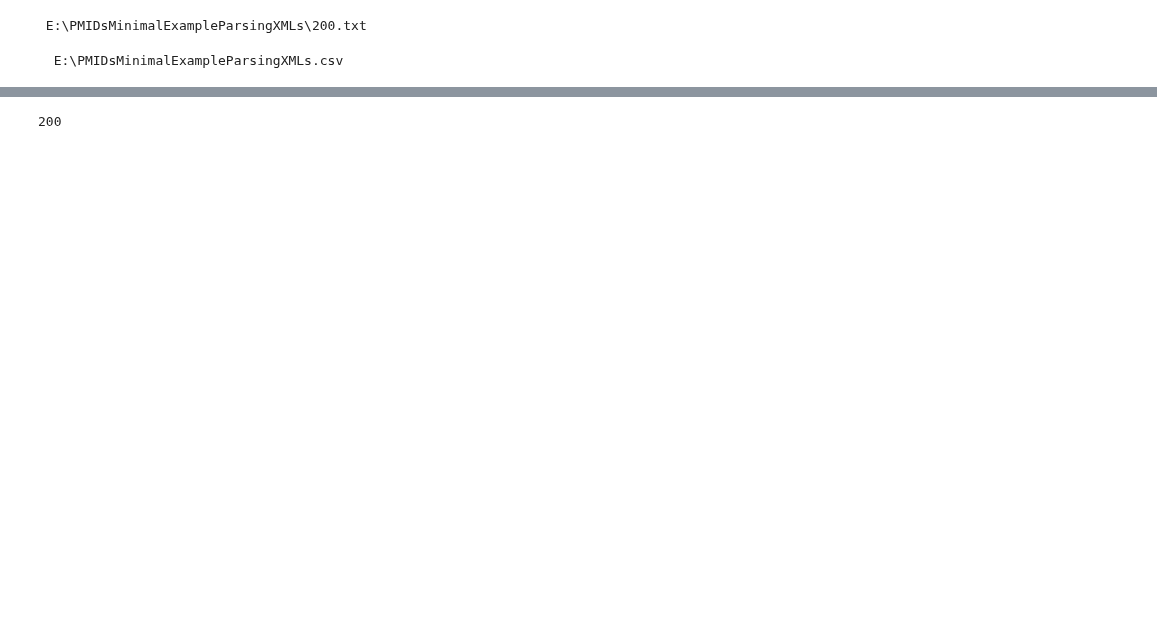
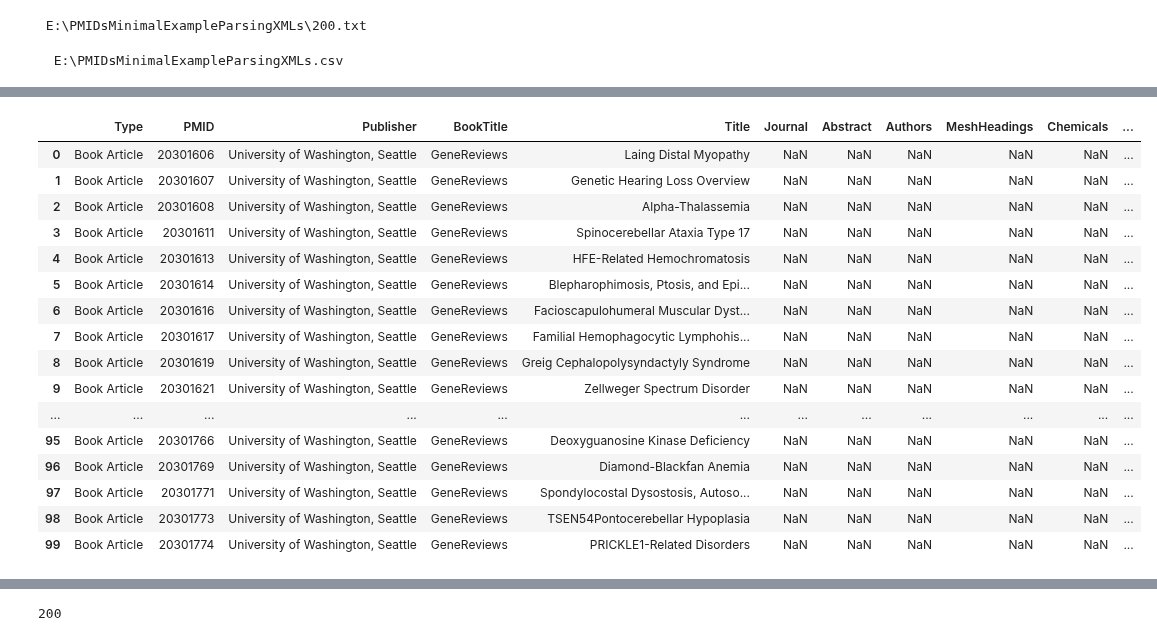
Before and after one commit to svalbuenaa/sci-abstract-graphs, a Jupyter notebook: parsePaperXMLs.ipynb, the cells around one changed output, grey strips where cells are left out. Saved outputs shown, nothing was run; the diff lists cells and outputs as text; code cells hidden in the pictures; blank space fills up the shorter version.

```diff
--- a/parsePaperXMLs.ipynb
+++ b/parsePaperXMLs.ipynb
@@ -104,3 +168,22 @@ for node in root:
     data.append(article_data)
 # %%
 df = pd.DataFrame(data)
+df.head(100)
+# %% [output]
+|  | Type | PMID | Publisher | BookTitle | Title | Journal | Abstract | Authors | MeshHeadings | Chemicals | ... |
+| 0 | Book Article | 20301606 | University of Washington, Seattle | GeneReviews | Laing Distal Myopathy | NaN | NaN | NaN | NaN | NaN | ... |
+| 1 | Book Article | 20301607 | University of Washington, Seattle | GeneReviews | Genetic Hearing Loss Overview | NaN | NaN | NaN | NaN | NaN | ... |
+| 2 | Book Article | 20301608 | University of Washington, Seattle | GeneReviews | Alpha-Thalassemia | NaN | NaN | NaN | NaN | NaN | ... |
+| 3 | Book Article | 20301611 | University of Washington, Seattle | GeneReviews | Spinocerebellar Ataxia Type 17 | NaN | NaN | NaN | NaN | NaN | ... |
+| 4 | Book Article | 20301613 | University of Washington, Seattle | GeneReviews | HFE-Related Hemochromatosis | NaN | NaN | NaN | NaN | NaN | ... |
+| 5 | Book Article | 20301614 | University of Washington, Seattle | GeneReviews | Blepharophimosis, Ptosis, and Epi... | NaN | NaN | NaN | NaN | NaN | ... |
+| 6 | Book Article | 20301616 | University of Washington, Seattle | GeneReviews | Facioscapulohumeral Muscular Dyst... | NaN | NaN | NaN | NaN | NaN | ... |
+| 7 | Book Article | 20301617 | University of Washington, Seattle | GeneReviews | Familial Hemophagocytic Lymphohis... | NaN | NaN | NaN | NaN | NaN | ... |
+| 8 | Book Article | 20301619 | University of Washington, Seattle | GeneReviews | Greig Cephalopolysyndactyly Syndrome | NaN | NaN | NaN | NaN | NaN | ... |
+| 9 | Book Article | 20301621 | University of Washington, Seattle | GeneReviews | Zellweger Spectrum Disorder | NaN | NaN | NaN | NaN | NaN | ... |
+| ... | ... | ... | ... | ... | ... | ... | ... | ... | ... | ... | ... |
+| 95 | Book Article | 20301766 | University of Washington, Seattle | GeneReviews | Deoxyguanosine Kinase Deficiency | NaN | NaN | NaN | NaN | NaN | ... |
+| 96 | Book Article | 20301769 | University of Washington, Seattle | GeneReviews | Diamond-Blackfan Anemia | NaN | NaN | NaN | NaN | NaN | ... |
+| 97 | Book Article | 20301771 | University of Washington, Seattle | GeneReviews | Spondylocostal Dysostosis, Autoso... | NaN | NaN | NaN | NaN | NaN | ... |
+| 98 | Book Article | 20301773 | University of Washington, Seattle | GeneReviews | TSEN54Pontocerebellar Hypoplasia | NaN | NaN | NaN | NaN | NaN | ... |
+| 99 | Book Article | 20301774 | University of Washington, Seattle | GeneReviews | PRICKLE1-Related Disorders | NaN | NaN | NaN | NaN | NaN | ... |
```
Also changed, not shown: parts of 6 cells of this notebook.
